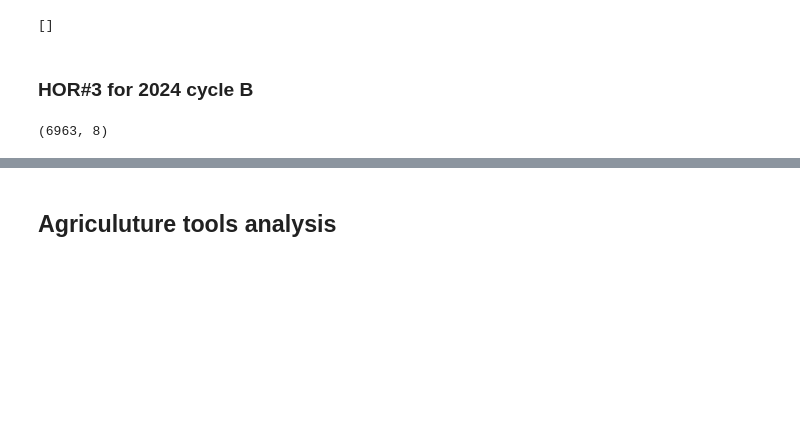
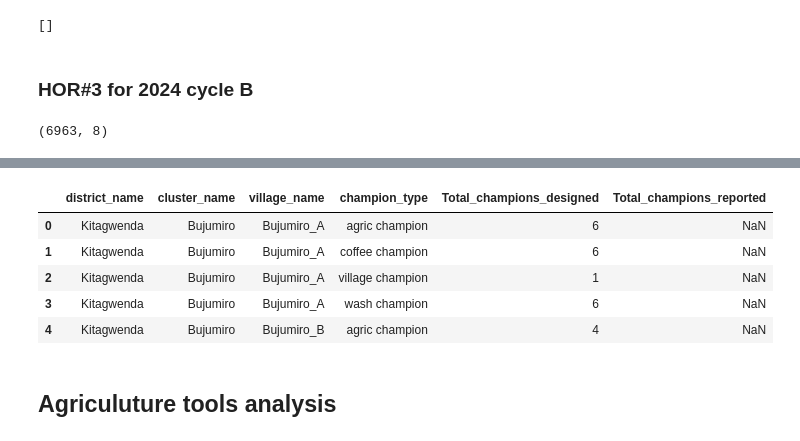
Before and after one commit to edisonmugabi/HWG-Q1-Reporting-2025, a Jupyter notebook: Code used/Q1 reporting HWG-checkpoint.ipynb, the cells around one changed output, grey strips where cells are left out. Saved outputs shown, nothing was run; the diff lists cells and outputs as text; code cells hidden in the pictures; blank space fills up the shorter version.

Commit message:
added champions tracking

```diff
--- a/Code used/Q1 reporting HWG-checkpoint.ipynb
+++ b/Code used/Q1 reporting HWG-checkpoint.ipynb
@@ -257,0 +323,6 @@ champions_clean.to_csv(filepath, index=False)
+# %%
+designed_champions['champion_type'].replace({'Village.Champion...Representatives':'village champion',
+                                    'Agriculture.Champions...Representatives':'agric champion',
+                                    'Wash.Champions...Representatives':'wash champion',
+                                    'Coffee.Champions...Representatives':'coffee champion'
+                                    },inplace=True)
@@ -257,0 +336,4 @@ champions_clean.to_csv(filepath, index=False)
+# %%
+
+designed_champions['cluster_name'].replace({'Kansensero':'Kasensero'
+                                    },inplace=True)
@@ -258,5 +347,7 @@ champions_clean.to_csv(filepath, index=False)
 # %%
-champions_clean.pivot_table(
-    index=['district_name', 'type'],
-    aggfunc='size'
-)
+champions_summary = champions.pivot_table(
+    index=['district_name', 'village_name','cluster_name', 'champion_type'],
+    values='household_id',
+    aggfunc='count'
+).rename(columns={'household_id': 'Total_champions'})
+champions_summary = champions_summary.reset_index()
@@ -271,0 +363,16 @@ dtype: int64
+# %%
+champions_merged = designed_champions.merge(
+    champions_summary,
+    on=['district_name', 'cluster_name','village_name', 'champion_type'],
+    suffixes=('_designed', '_reported'),
+    how='outer'
+)
+# %%
+champions_merged.head()
+# %% [output]
+|  | district_name | cluster_name | village_name | champion_type | Total_champions_designed | Total_champions_reported |
+| 0 | Kitagwenda | Bujumiro | Bujumiro_A | agric champion | 6 | NaN |
+| 1 | Kitagwenda | Bujumiro | Bujumiro_A | coffee champion | 6 | NaN |
+| 2 | Kitagwenda | Bujumiro | Bujumiro_A | village champion | 1 | NaN |
+| 3 | Kitagwenda | Bujumiro | Bujumiro_A | wash champion | 6 | NaN |
+| 4 | Kitagwenda | Bujumiro | Bujumiro_B | agric champion | 4 | NaN |
```
Also changed, not shown: parts of 20 cells of this notebook, 19 other files.
